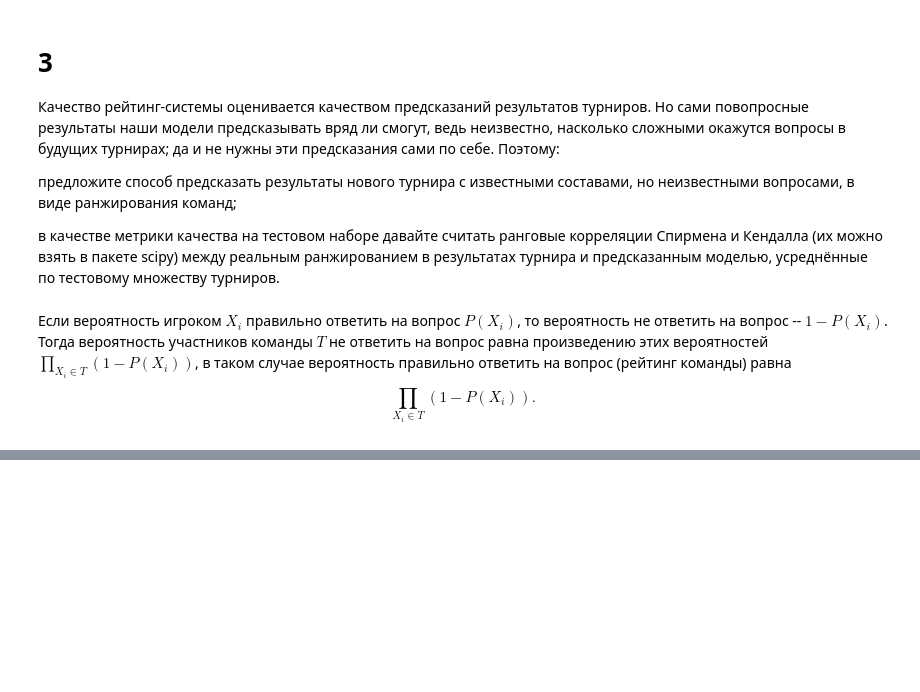
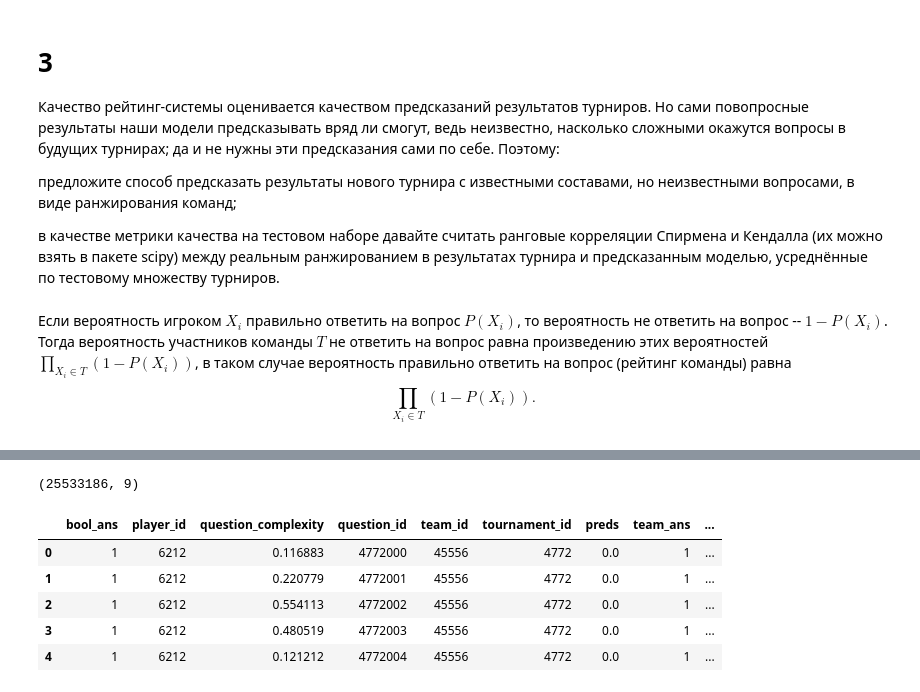
Before and after one commit to MikhailYeka/adv_ml_hws, a Jupyter notebook: HW2.ipynb, the cells around one changed output, grey strips where cells are left out. Saved outputs shown, nothing was run; the diff lists cells and outputs as text; code cells hidden in the pictures; blank space fills up the shorter version.

```diff
--- a/HW2.ipynb
+++ b/HW2.ipynb
@@ -375,0 +437,15 @@ print(f'Средняя корреляция Спирмана {np.mean(spearman_s
+# %%
+train_df['preds'] = np.zeros(train_df.shape[0])
+train_df['team_ans'] = train_df['bool_ans']
+train_df['player_ans'] = train_df['bool_ans']
+# %%
+print(train_df.shape)
+train_df.head()
+# %% [output]
+(25533186, 9)
+|  | bool_ans | player_id | question_complexity | question_id | team_id | tournament_id | preds | team_ans | ... |
+| 0 | 1 | 6212 | 0.116883 | 4772000 | 45556 | 4772 | 0.0 | 1 | ... |
+| 1 | 1 | 6212 | 0.220779 | 4772001 | 45556 | 4772 | 0.0 | 1 | ... |
+| 2 | 1 | 6212 | 0.554113 | 4772002 | 45556 | 4772 | 0.0 | 1 | ... |
+| 3 | 1 | 6212 | 0.480519 | 4772003 | 45556 | 4772 | 0.0 | 1 | ... |
+| 4 | 1 | 6212 | 0.121212 | 4772004 | 45556 | 4772 | 0.0 | 1 | ... |
```
Also changed, not shown: parts of 26 cells of this notebook, 1 other file.
